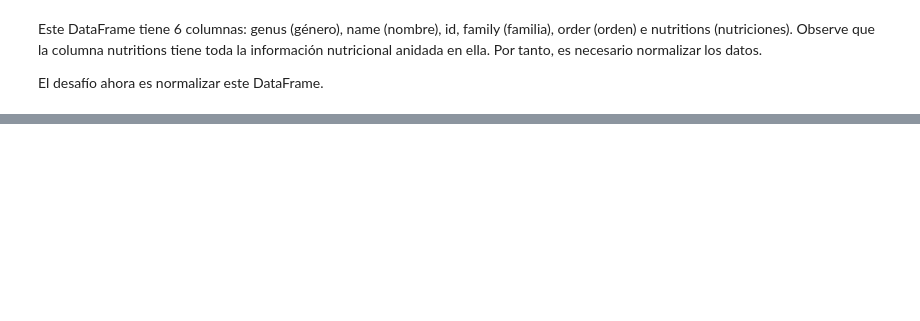
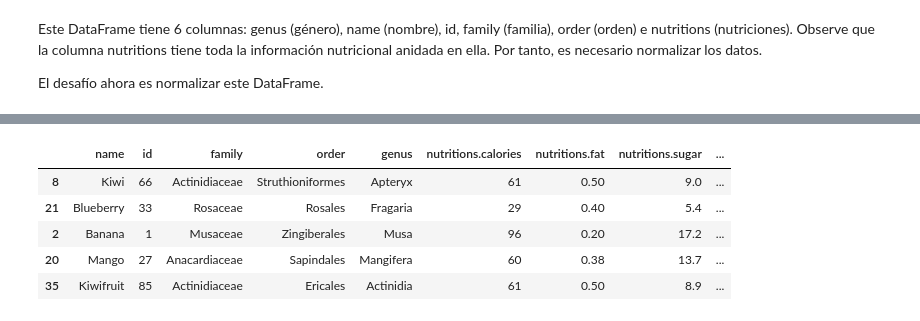
Before and after one commit to Liuz8/ETL-Oracle-Curso, a Jupyter notebook: Pandas_NoteBook.ipynb, the cells around one changed output, grey strips where cells are left out. Cells and saved outputs as stored; diff of their text form; code cells hidden in the pictures; blank space fills up the shorter version.

```diff
--- a/Pandas_NoteBook.ipynb
+++ b/Pandas_NoteBook.ipynb
@@ -828,0 +852,6 @@ El desafío ahora es normalizar este DataFrame.
+# %%
+# Cargamos los datos de la API en un Data Frame
+import requests
+import json
+datos_frutas = requests.get('https://fruityvice.com/api/fruit/all')
+resultado = json.loads(datos_frutas.text)
@@ -828,0 +878,11 @@ El desafío ahora es normalizar este DataFrame.
+# %%
+df_frutas = pd.json_normalize(resultado)
+# %%
+df_frutas.sample(5)
+# %% [output]
+|  | name | id | family | order | genus | nutritions.calories | nutritions.fat | nutritions.sugar | ... |
+| 8 | Kiwi | 66 | Actinidiaceae | Struthioniformes | Apteryx | 61 | 0.50 | 9.0 | ... |
+| 21 | Blueberry | 33 | Rosaceae | Rosales | Fragaria | 29 | 0.40 | 5.4 | ... |
+| 2 | Banana | 1 | Musaceae | Zingiberales | Musa | 96 | 0.20 | 17.2 | ... |
+| 20 | Mango | 27 | Anacardiaceae | Sapindales | Mangifera | 60 | 0.38 | 13.7 | ... |
+| 35 | Kiwifruit | 85 | Actinidiaceae | Ericales | Actinidia | 61 | 0.50 | 8.9 | ... |
```
Also changed, not shown: parts of 2 cells of this notebook.
